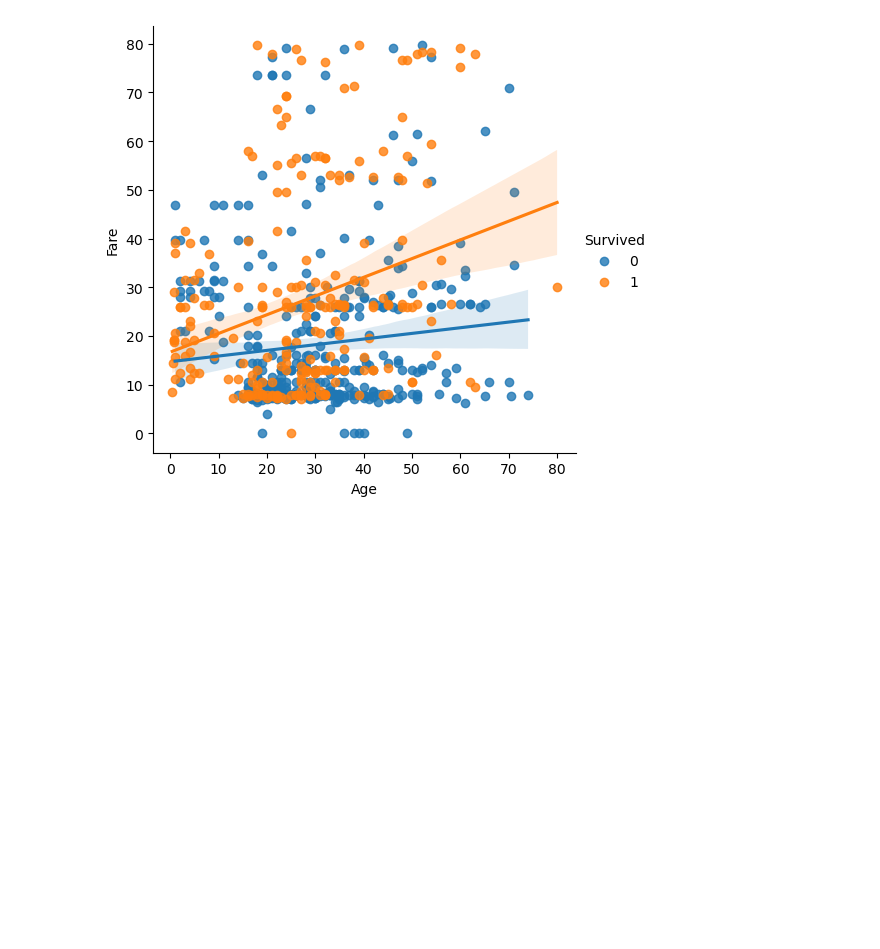
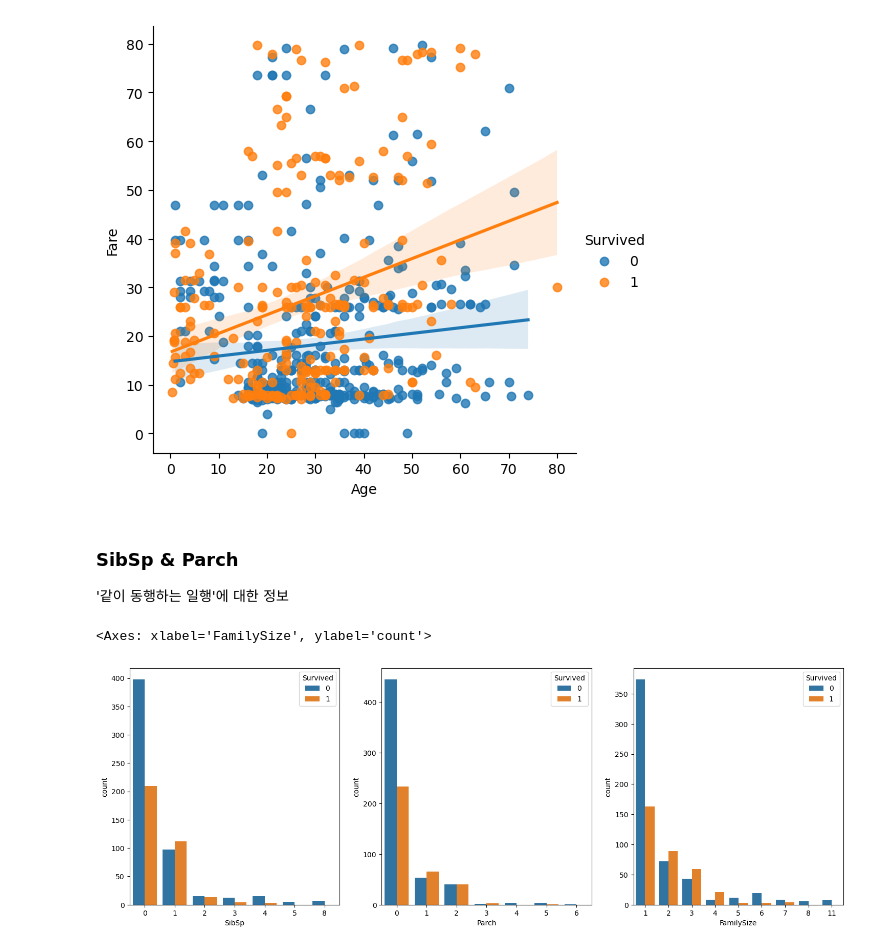
Before and after one commit to alwaysbemyday1/kaggle, a Jupyter notebook: Titanic/2nd_submission.ipynb, the cells around one changed output. Saved outputs shown, nothing was run; the diff lists cells and outputs as text; code cells hidden in the pictures; blank space fills up the shorter version.

```diff
--- a/Titanic/2nd_submission.ipynb
+++ b/Titanic/2nd_submission.ipynb
@@ -88,6 +88,8 @@ Fare          1
 Cabin       327
 Embarked      0
 dtype: int64
+# %%
+test.loc[test['Fare'].isnull(),'False']=0
 # %% [markdown]
 ### 3.3. 성별
 # %%
@@ -165,0 +166,20 @@ sns.lmplot(LowFare, x='Age', y='Fare', hue='Survived')
+# %%
+# 확대했음에도 유의미한 결과는 X
+# 'Age' 변수 삭제
+train = train.drop(columns='Age')
+test = test.drop(columns='Age')
+# %% [markdown]
+### SibSp & Parch
+'같이 동행하는 일행'에 대한 정보
+# %%
+train['FamilySize'] = train['SibSp'] + train['Parch'] + 1
+test['FamilySize'] = test['SibSp'] + test['Parch'] + 1
+
+figure, (ax1, ax2, ax3) = plt.subplots(nrows=1, ncols=3)
+figure.set_size_inches(18, 6)
+sns.countplot(data=train, x='SibSp', hue='Survived', ax=ax1)
+sns.countplot(data=train, x='Parch', hue='Survived', ax=ax2)
+sns.countplot(data=train, x='FamilySize', hue='Survived', ax=ax3)
+# %% [output]
+<Axes: xlabel='FamilySize', ylabel='count'>
+[figure, added]
```
Also changed, not shown: parts of 4 cells of this notebook.
